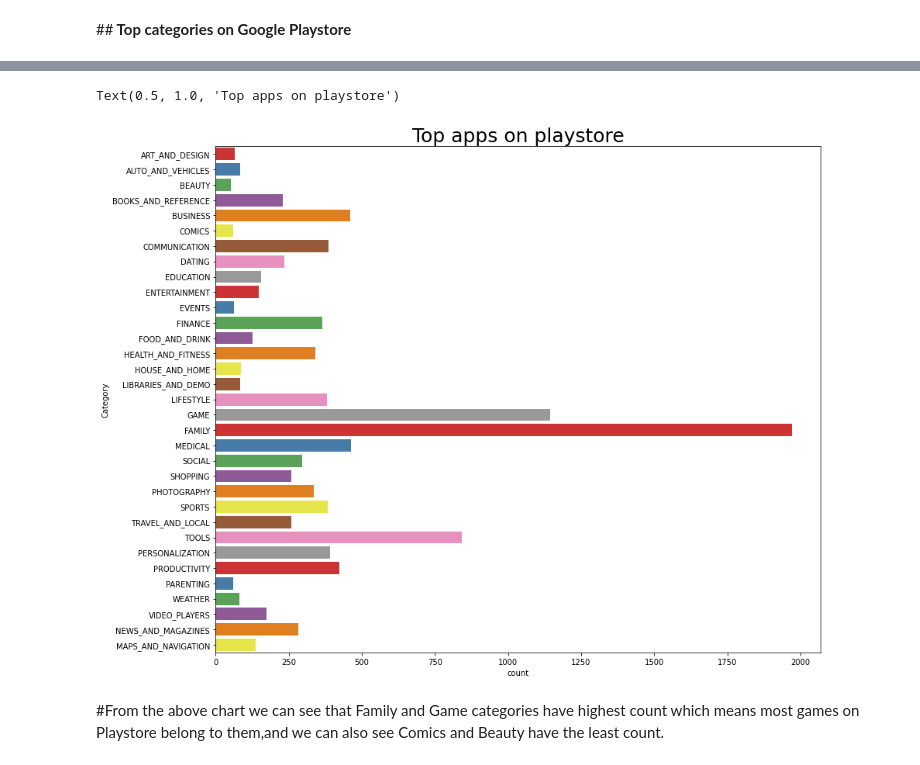
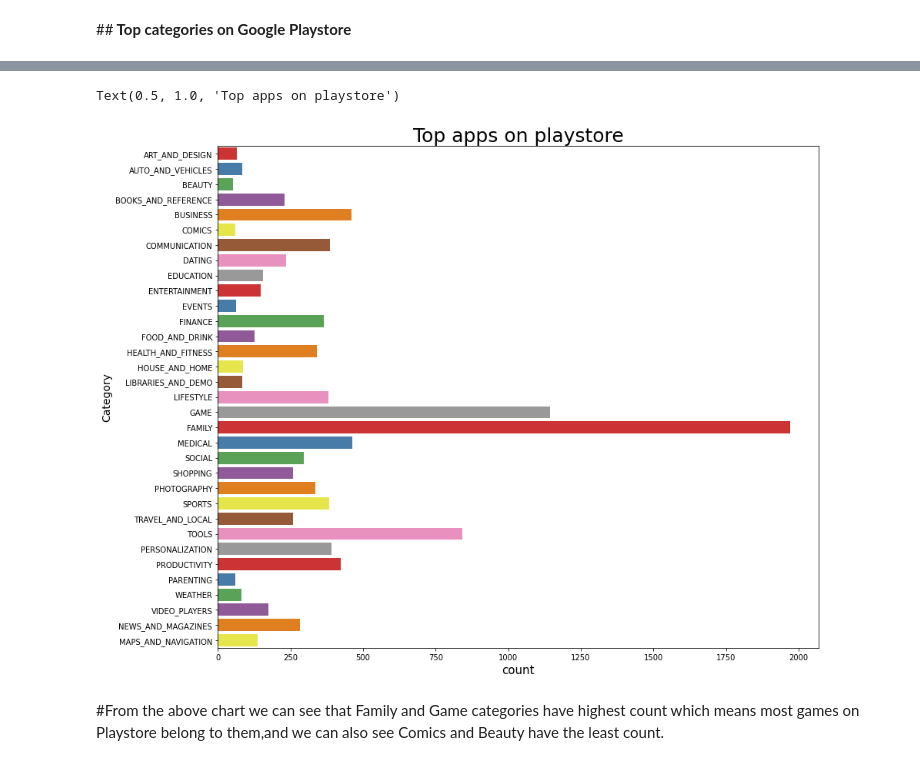
Before and after one commit to MANISH-KUMAR-CODES/Playstore-analysis-capstone-project-1, a Jupyter notebook: Play_Store_App_Review_Analysis_Capstone_Project.ipynb, the cells around one changed output, grey strips where cells are left out. Cells and saved outputs as stored; diff of their text form; code cells hidden in the pictures.

```diff
--- a/Play_Store_App_Review_Analysis_Capstone_Project.ipynb
+++ b/Play_Store_App_Review_Analysis_Capstone_Project.ipynb
@@ -562,13 +566,13 @@ Name: Category, dtype: int64
 # %%
 #Plottting countplot
 plt.figure(figsize=(14,12))
-plt.xlabel("Count")
-plt.ylabel("Category")
+plt.xlabel("Count",size= 15)
+plt.ylabel("Category",size = 14)
 sns.countplot(y='Category' ,data = df1, palette= 'Set1')
 plt.title('Top apps on playstore',size=25)
 # %% [output]
 Text(0.5, 1.0, 'Top apps on playstore')
-[figure, old version]
+[figure, new version]
 # %% [markdown]
 #From the above chart we can see that Family and Game categories have highest count which means most games on Playstore  belong to them,and we can also see Comics and Beauty have the least count.
 # %% [markdown]
```
Also changed, not shown: parts of 15 cells of this notebook.
